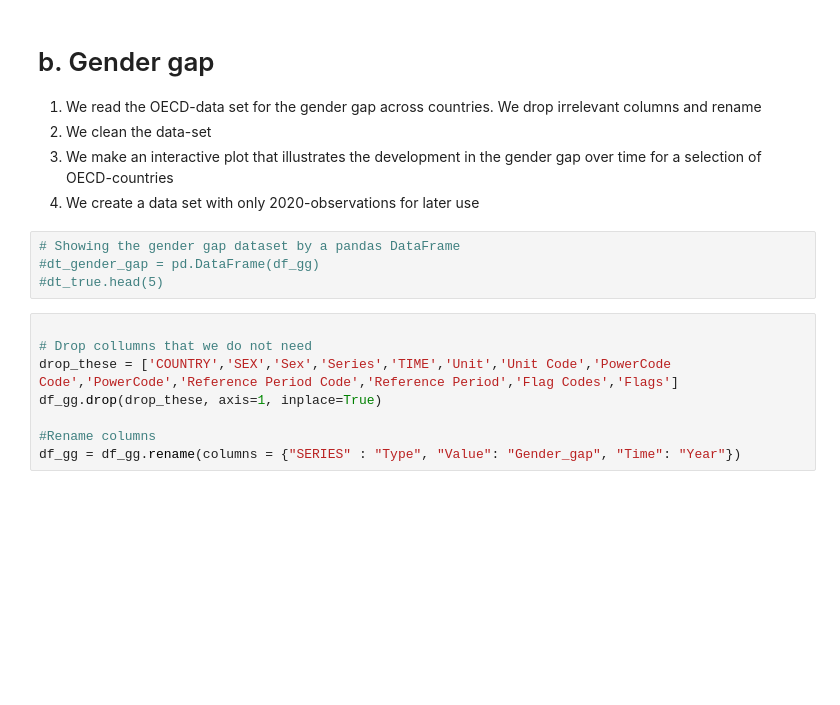
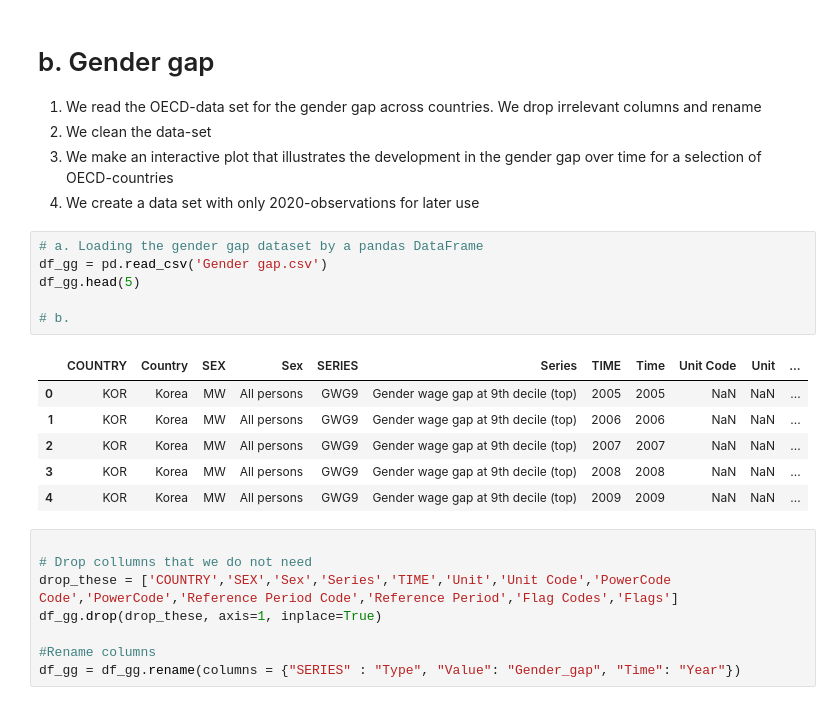
Before and after one commit to NumEconCopenhagen/projects-2023-aca, a Jupyter notebook: dataproject/dataproject.ipynb, the cells around one changed output. Saved outputs shown, nothing was run; the diff lists cells and outputs as text; blank space fills up the shorter version.

Commit message:
DataFrame

```diff
--- a/dataproject/dataproject.ipynb
+++ b/dataproject/dataproject.ipynb
@@ -42,9 +39,18 @@ df_nc = pd.read_csv('netchildcare costs.csv')
 3) We make an interactive plot that illustrates the development in the gender gap over time for a selection of OECD-countries
 4) We create a data set with only 2020-observations for later use
 # %%
-# Showing the gender gap dataset by a pandas DataFrame
-#dt_gender_gap = pd.DataFrame(df_gg)
-#dt_true.head(5)
+# a. Loading the gender gap dataset by a pandas DataFrame
+df_gg = pd.read_csv('Gender gap.csv')
+df_gg.head(5)
+
+# b.
+# %% [output]
+|  | COUNTRY | Country | SEX | Sex | SERIES | Series | TIME | Time | Unit Code | Unit | ... |
+| 0 | KOR | Korea | MW | All persons | GWG9 | Gender wage gap at 9th decile (top) | 2005 | 2005 | NaN | NaN | ... |
+| 1 | KOR | Korea | MW | All persons | GWG9 | Gender wage gap at 9th decile (top) | 2006 | 2006 | NaN | NaN | ... |
+| 2 | KOR | Korea | MW | All persons | GWG9 | Gender wage gap at 9th decile (top) | 2007 | 2007 | NaN | NaN | ... |
+| 3 | KOR | Korea | MW | All persons | GWG9 | Gender wage gap at 9th decile (top) | 2008 | 2008 | NaN | NaN | ... |
+| 4 | KOR | Korea | MW | All persons | GWG9 | Gender wage gap at 9th decile (top) | 2009 | 2009 | NaN | NaN | ... |
 # %%
 
 # Drop collumns that we do not need
```
Also changed, not shown: parts of 1 cell of this notebook.
